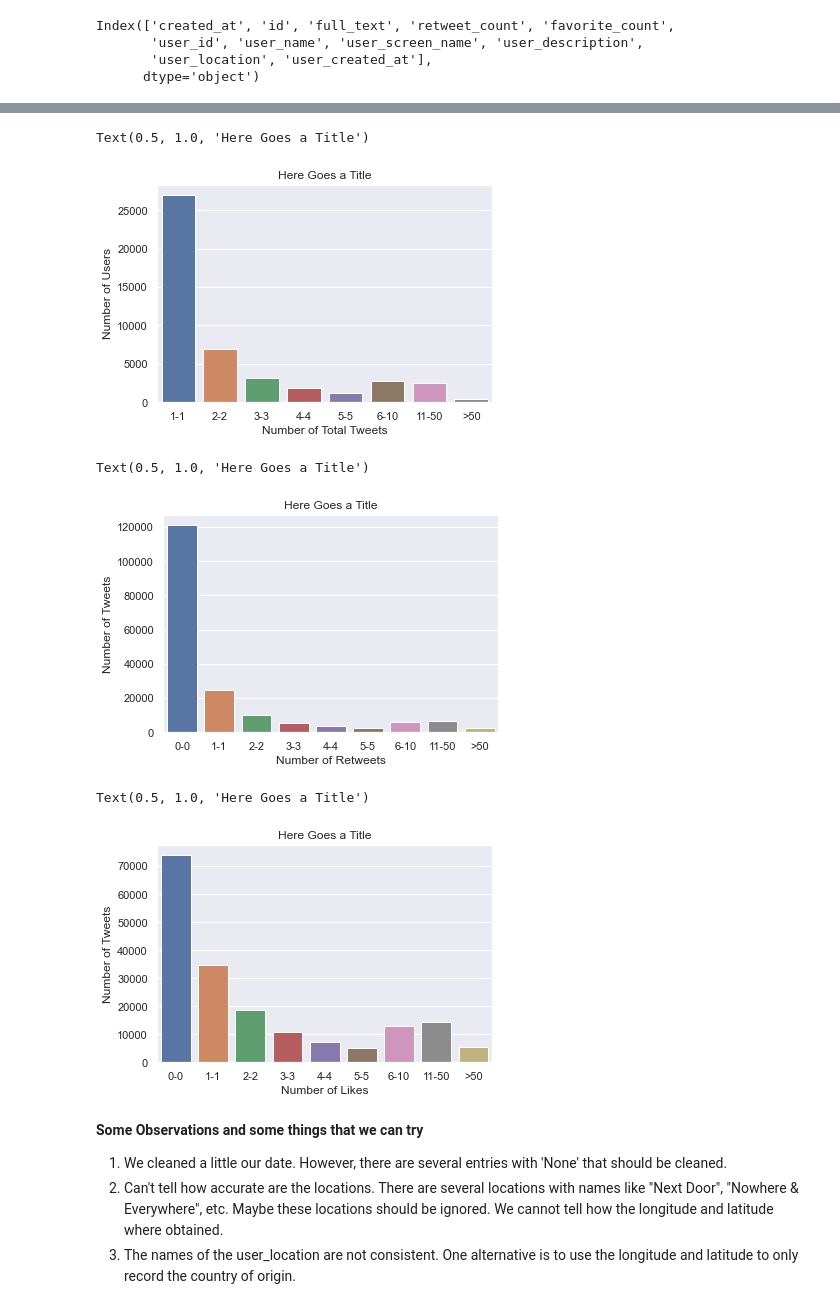
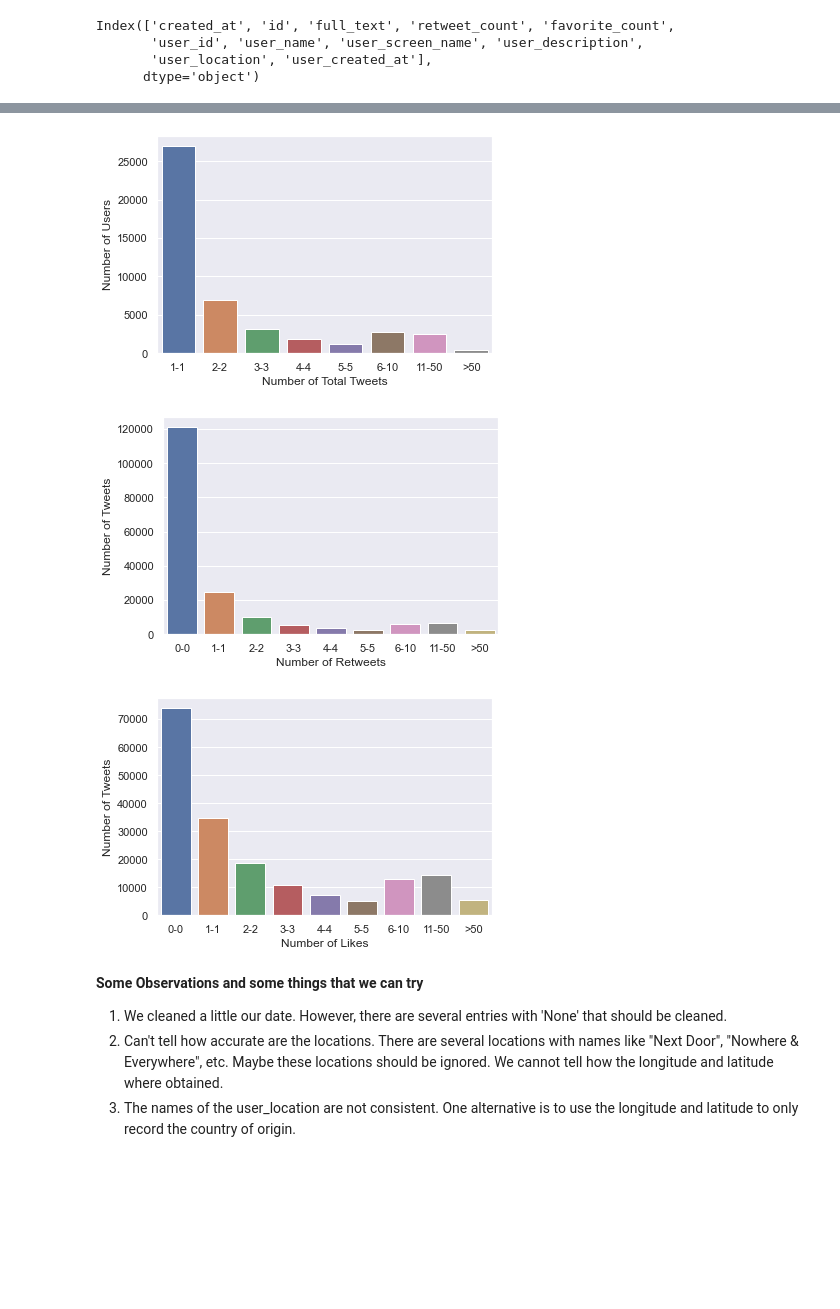
Before and after one commit to crisandrodr/AustralianElections, a Jupyter notebook: DataExploration.ipynb, the cells around one changed output, grey strips where cells are left out. Cells and saved outputs as stored; diff of their text form; code cells hidden in the pictures; blank space fills up the shorter version.

```diff
--- a/DataExploration.ipynb
+++ b/DataExploration.ipynb
@@ -270,30 +266,24 @@ Text(0.5, 1.0, 'Here Goes a Title')
 # %%
 labels, values = barplot_prep(distribution_tweets_user, 1,[1,2,3,4,5,10,50,100])
 p2 = sns.barplot(x = labels, y = values)
 p2.set_xlabel("Number of Total Tweets");
 p2.set_ylabel("Number of Users");
-p2.set_title("Here Goes a Title")
 # %% [output]
-Text(0.5, 1.0, 'Here Goes a Title')
-[figure, old version]
+[figure, new version]
 # %%
 labels, values = barplot_prep(distribution_retweet, 0,[0,1,2,3,4,5,10,50,100])
 p2 = sns.barplot(x = labels, y = values)
 p2.set_xlabel("Number of Retweets");
 p2.set_ylabel("Number of Tweets");
-p2.set_title("Here Goes a Title")
 # %% [output]
-Text(0.5, 1.0, 'Here Goes a Title')
-[figure, old version]
+[figure, new version]
 # %%
 labels, values = barplot_prep(distribution_likes, 0,[0,1,2,3,4,5,10,50,100])
 p2 = sns.barplot(x = labels, y = values)
 p2.set_xlabel("Number of Likes");
 p2.set_ylabel("Number of Tweets");
-p2.set_title("Here Goes a Title")
 # %% [output]
-Text(0.5, 1.0, 'Here Goes a Title')
-[figure, old version]
+[figure, new version]
 # %% [markdown]
 **Some Observations and some things that we can try**
 1. We cleaned a little our date. However, there are several entries with 'None' that should be cleaned.
```
Also changed, not shown: parts of 6 cells of this notebook, 7 other files.
